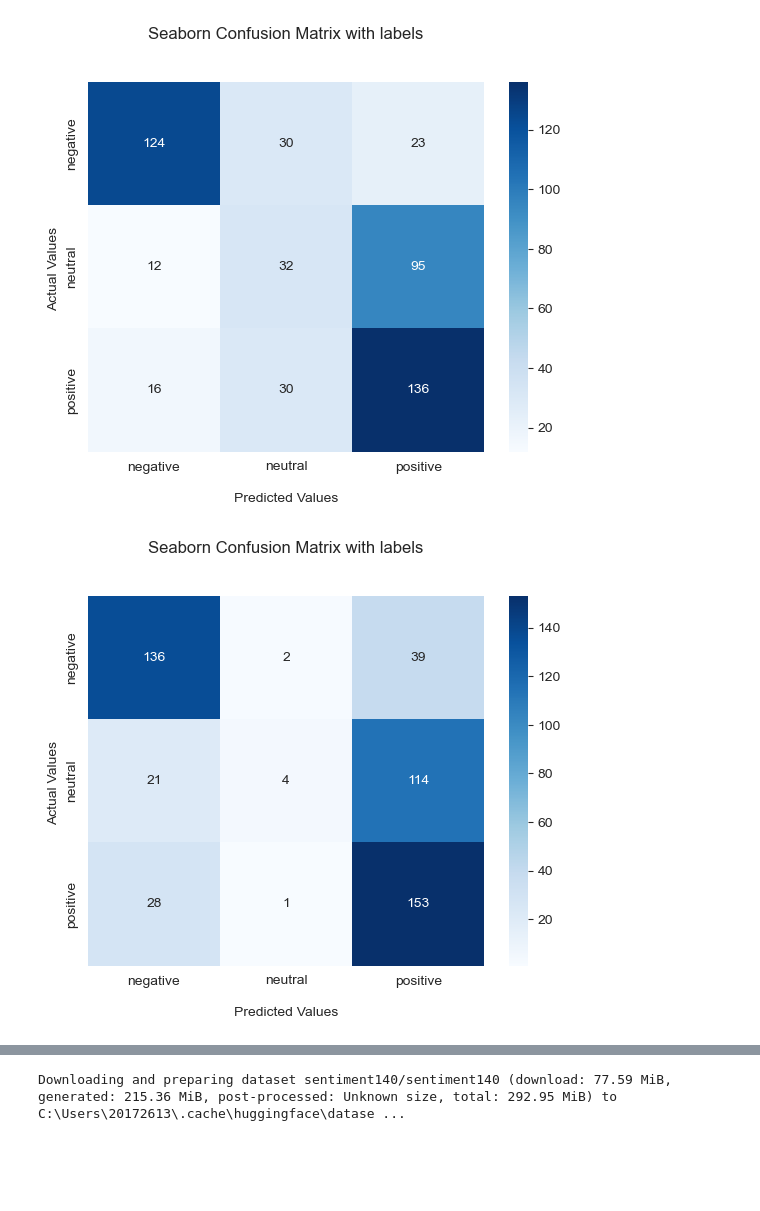
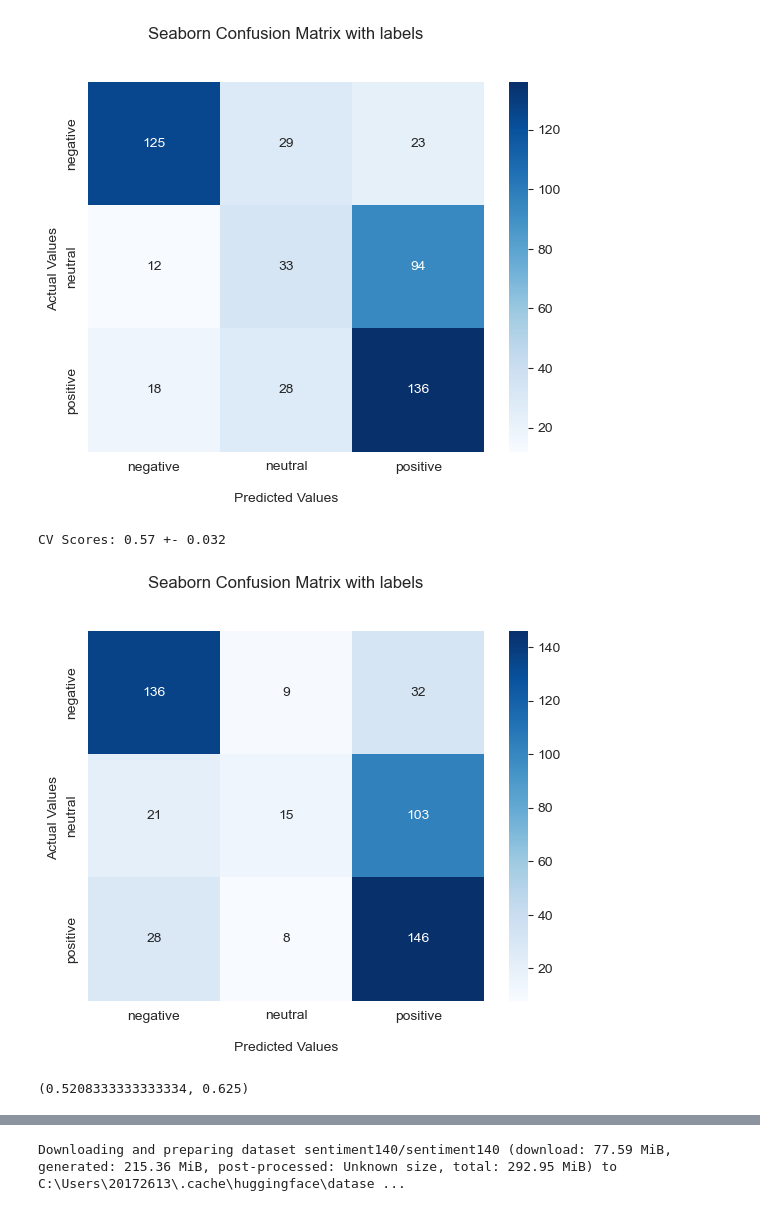
Before and after one commit to jmniederle/product-sentiment, a Jupyter notebook: sentiment_model/sentiment_model.ipynb, the cells around one changed output, grey strips where cells are left out. Drawn from its saved outputs; the diff is of its cells as text; code cells hidden in the pictures; blank space fills up the shorter version.

```diff
--- a/sentiment_model/sentiment_model.ipynb
+++ b/sentiment_model/sentiment_model.ipynb
@@ -29,7 +41,6 @@ from torch.utils.data import random_split
 # %%
 time1 = time()
-preds, targets, model = run_evaluation(model_file="lemon-forest-81/lemon-forest-81-epoch-1.pth", num_classes=2,
-                                dataset="sent140_multi_class")
+preds, targets, model = run_evaluation(model_file="lemon-forest-81/lemon-forest-81-epoch-1.pth", num_classes=2, dataset="sent140")
 time2 = time()
 
 print(f"evaluation took {np.round(time2-time1, 2)} s")
@@ -46,5 +57,8 @@ pre_embeds = torch.cat((torch.zeros(2, pre_embeds.shape[1]), pre_embeds))
 # Load data:
 valid_dataset = TweetDataset(split="valid", dataset="sent140_multi_class", pretrained_vecs=glove_twitter)
 valid_y = [y for _, y in valid_dataset]
+
+test_dataset = TweetDataset(split="test", dataset="sent140_multi_class", pretrained_vecs=glove_twitter)
+test_y = [y for _, y in test_dataset]
 # %% [output]
 Found cached dataset sentiment140 (C:/Users/20172613/.cache/huggingface/datasets/sentiment140/sentiment140/1.0.0/f81c014152931b776735658d8ae493b181927de002e706c4d5244ecb26376997)
@@ -79,5 +85,0 @@ random_split(valid_dataset, [0.8, 0.2])
-# %%
-cv_split = KFold(shuffle=True, n_splits=5)
-for  in cv_split.split(valid_dataset):
-    print(split[0])
-    valid_dataset[split[0]]
@@ -147,21 +137,6 @@ def predict_flexible_boundary(pred_probs, boundary):
     pred_probs[pred_probs > 0 ] = 1
     return one_hot_to_1d(pred_probs.astype(int))
 
-def compute_decision_boundary(clf, dataset, boundaries, scorer=f1_score, scorer_args={"average":"macro"}, return_scores=False):
-    pred_probs = clf.predict_proba(dataset)
-    labels = [y for _,y in dataset]
-    labels = one_hot_transform(np.array(labels))
-    scores = []
-    for b in boundaries:
-        preds = predict_boundary(pred_probs,b)
-        preds = one_hot_transform(preds, unique_label_count=labels.shape[1])
-        #scores.append(roc_auc_score(labels, preds, multi_class="ovr"))
-        scores.append(scorer(labels, preds, **scorer_args))
-    if return_scores:
-        return boundaries[np.argmax(scores)], scores
-    else:
-        return boundaries[np.argmax(scores)]
-
 def compute_decision_boundary(clf, dataset, boundaries, scorer=f1_score, scorer_args={"average":"macro"}, return_scores=False, flexible=False):
     pred_probs = clf.predict_proba(dataset)
     labels = [y for _,y in dataset]
@@ -234,9 +189,18 @@ plot_confusion_matrix(confusion_matrix(test_dataset.get_y(), preds))
 # %% [output]
 [figure]
 # %%
-sample_weight = [3 if l!=1 else 1 for l in test_dataset.get_y()]
+sample_weight = [1 if l!=1 else 1 for l in test_dataset.get_y()]
 dec_bound, scores = compute_decision_boundary(CM, test_dataset, scorer=f1_score, scorer_args={"average":"micro", "sample_weight": sample_weight}, boundaries=list(product(np.linspace(0.5, 1, 25), np.linspace(0.5, 1, 25))), flexible=True, return_scores=True)
 preds = predict(CM, test_dataset, dec_bound)
 plot_confusion_matrix(confusion_matrix(test_dataset.get_y(), preds))
+
+cv_scores = dec_bound_opt(CM, test_dataset,scorer=f1_score, scorer_args={"average":"micro"}, boundaries=list(product(np.linspace(0.5, 1, 25), np.linspace(0.5, 1, 25))), flexible=True)
+
+print(f"CV Scores: {np.round(np.mean(cv_scores), 3)} +- {np.round(np.std(cv_scores), 3)}")
 # %% [output]
+CV Scores: 0.57 +- 0.032
-[figure, old version]
+[figure, new version]
+# %%
+dec_bound
+# %% [output]
+(0.5208333333333334, 0.625)
```
Also changed, not shown: parts of 32 cells of this notebook, 4 other files.
